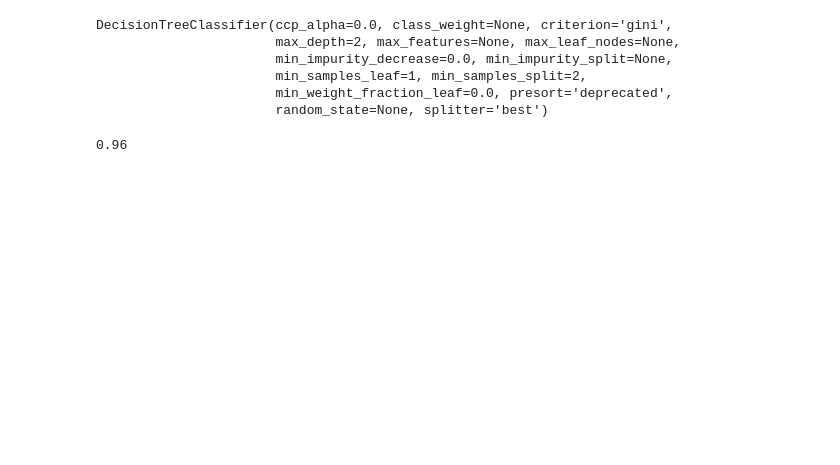
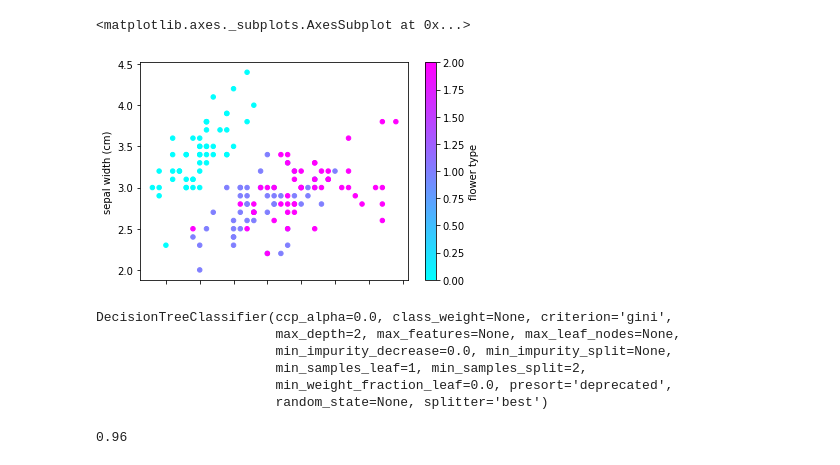
Before and after one commit to ZackAkil/iris-dataset-3d-marbles, a Jupyter notebook: scikit learn iris decision tree.ipynb, the cells around one changed output. Saved outputs shown, nothing was run; the diff lists cells and outputs as text; code cells hidden in the pictures; blank space fills up the shorter version.

```diff
--- a/scikit learn iris decision tree.ipynb
+++ b/scikit learn iris decision tree.ipynb
@@ -23,0 +13,4 @@ plt.scatter(X[:,2], X[:,3], c=y)
+# %%
+iris_df = pd.DataFrame(X, columns=iris.feature_names)
+iris_df['flower type'] = y
+iris_df
@@ -24,3 +31,12 @@ plt.scatter(X[:,2], X[:,3], c=y)
+# %%
+iris_df.plot(kind='scatter',
+             x='sepal length (cm)',
+             y='sepal width (cm)',
+             c='flower type',
+             cmap='cool')
+# %% [output]
+<matplotlib.axes._subplots.AxesSubplot at 0x...>
+[figure, added]
 # %%
 # import desicion tree package
 from sklearn import tree
```
Also changed, not shown: parts of 6 cells of this notebook.
